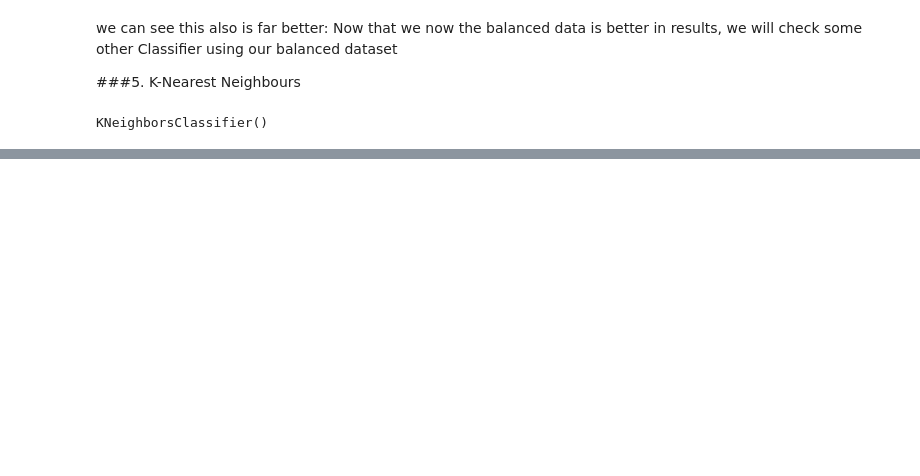
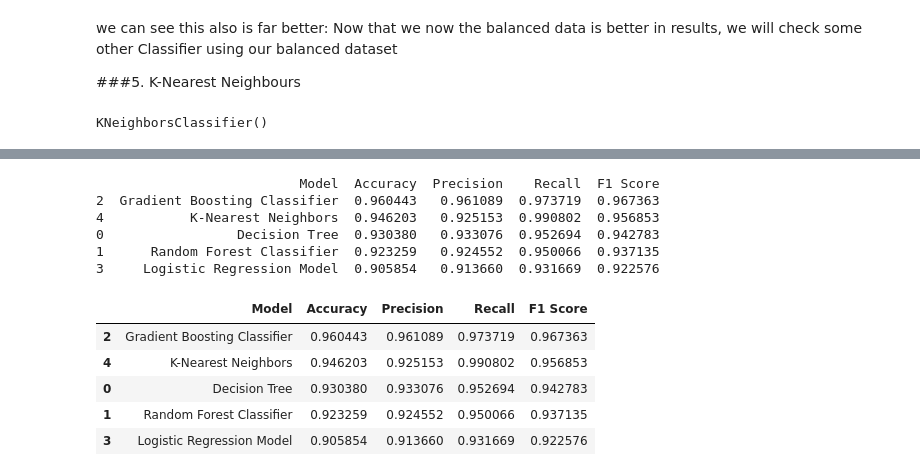
Before and after one commit to DeeeTeeee/Vodafone-Corporation---Classification-ML-Project, a Jupyter notebook: customer_churn.ipynb, the cells around one changed output, grey strips where cells are left out. Cells and saved outputs as stored; diff of their text form; code cells hidden in the pictures; blank space fills up the shorter version.

```diff
--- a/customer_churn.ipynb
+++ b/customer_churn.ipynb
@@ -1283,0 +1154,50 @@ metrics_df
+# %%
+
+# Create a list of models and their corresponding parameters
+models = [
+    (DecisionTreeClassifier(criterion="gini", random_state=100, max_depth=6, min_samples_leaf=8), 'Decision Tree'),
+    (RandomForestClassifier(n_estimators=100, criterion='gini', random_state=100, max_depth=6, min_samples_leaf=8), 'Random Forest Classifier'),
+    (GradientBoostingClassifier(criterion='friedman_mse', random_state=100, max_depth=6, min_samples_leaf=8), 'Gradient Boosting Classifier'),
+    (LogisticRegression(C=1.0, random_state=100), 'Logistic Regression Model'),
+    (KNeighborsClassifier(n_neighbors=5), 'K-Nearest Neighbors')
+]
+
+metrics_df_smote = pd.DataFrame(columns=['Model', 'Accuracy', 'Precision', 'Recall', 'F1 Score'])
+
+sm = SMOTEENN()
+X_resampled, y_resampled = sm.fit_resample(x, y)
+xr_train, xr_test, yr_train, yr_test = train_test_split(X_resampled, y_resampled, test_size=0.2)
+
+for model, model_name in models:
+    model.fit(xr_train, yr_train)
+    yr_predict = model.predict(xr_test)
+
+    accuracy = accuracy_score(yr_test, yr_predict)
+    precision = precision_score(yr_test, yr_predict)
+    recall = recall_score(yr_test, yr_predict)
+    f1 = f1_score(yr_test, yr_predict)
+
+    metrics_df_smote = metrics_df_smote.append({'Model': model_name, 'Accuracy': accuracy,
+                                                'Precision': precision, 'Recall': recall, 'F1 Score': f1}, ignore_index=True)
+
+# Sort the dataframe in descending order based on Accuracy
+metrics_df_smote = metrics_df_smote.sort_values(by='Accuracy', ascending=False)
+
+# Print the final metrics dataframe
+print(metrics_df_smote)
+# %% [output]
+                          Model  Accuracy  Precision    Recall  F1 Score
+2  Gradient Boosting Classifier  0.960443   0.961089  0.973719  0.967363
+4           K-Nearest Neighbors  0.946203   0.925153  0.990802  0.956853
+0                 Decision Tree  0.930380   0.933076  0.952694  0.942783
+1      Random Forest Classifier  0.923259   0.924552  0.950066  0.937135
+3     Logistic Regression Model  0.905854   0.913660  0.931669  0.922576
+# %%
+metrics_df_smote
+# %% [output]
+|  | Model | Accuracy | Precision | Recall | F1 Score |
+| 2 | Gradient Boosting Classifier | 0.960443 | 0.961089 | 0.973719 | 0.967363 |
+| 4 | K-Nearest Neighbors | 0.946203 | 0.925153 | 0.990802 | 0.956853 |
+| 0 | Decision Tree | 0.930380 | 0.933076 | 0.952694 | 0.942783 |
+| 1 | Random Forest Classifier | 0.923259 | 0.924552 | 0.950066 | 0.937135 |
+| 3 | Logistic Regression Model | 0.905854 | 0.913660 | 0.931669 | 0.922576 |
```
Also changed, not shown: parts of 31 cells of this notebook.
